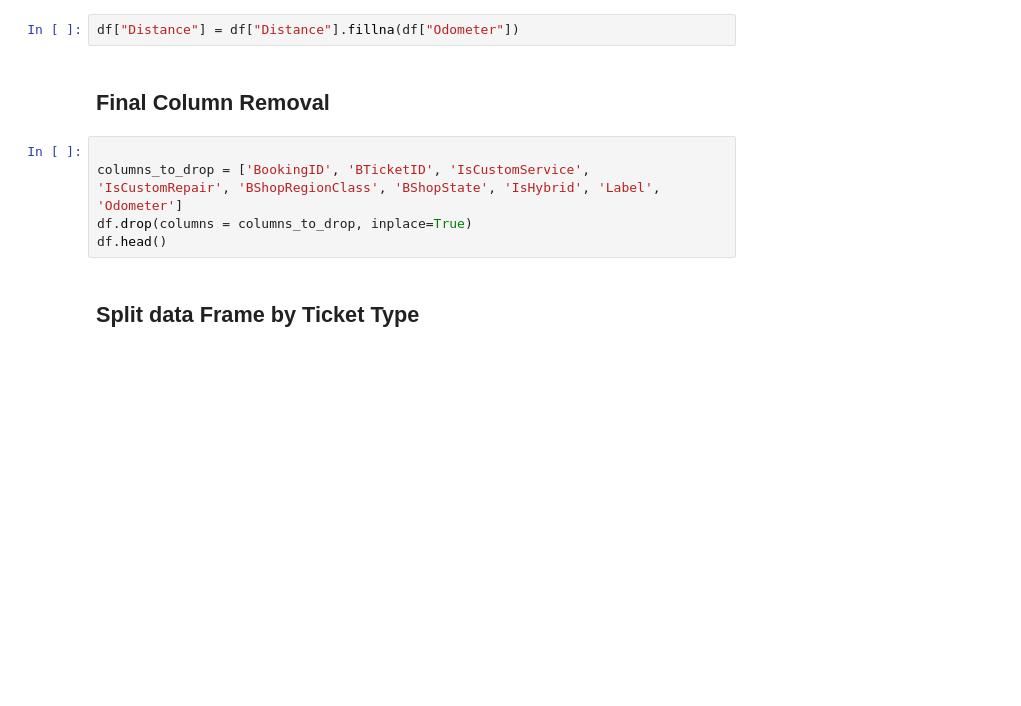
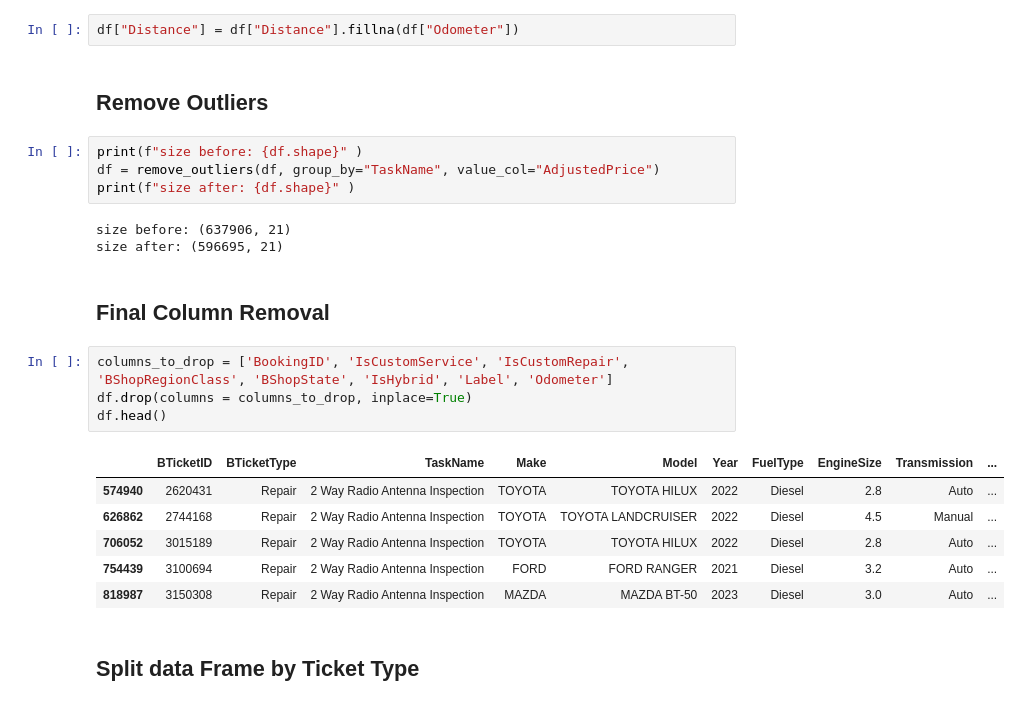
Before and after one commit to tdela12/CAPSTONE_T316, a Jupyter notebook: preprocessing/preprocessing_pipeline.ipynb, the cells around one changed output. Saved outputs shown, nothing was run; the diff lists cells and outputs as text; blank space fills up the shorter version.

```diff
--- a/preprocessing/preprocessing_pipeline.ipynb
+++ b/preprocessing/preprocessing_pipeline.ipynb
@@ -170,13 +216,28 @@ df = df[df['Label'] == 1];
 ## Fill in missing distances with odometer
 # %%
 df["Distance"] = df["Distance"].fillna(df["Odometer"])
+# %% [markdown]
+## Remove Outliers
+# %%
+print(f"size before: {df.shape}" )
+df = remove_outliers(df, group_by="TaskName", value_col="AdjustedPrice")
+print(f"size after: {df.shape}" )
+# %% [output]
+size before: (637906, 21)
+size after: (596695, 21)
 # %% [markdown]
 ## Final Column Removal
 # %%
-
-columns_to_drop = ['BookingID', 'BTicketID', 'IsCustomService', 'IsCustomRepair', 'BShopRegionClass', 'BShopState', 'IsHybrid', 'Label', 'Odometer']
+columns_to_drop = ['BookingID', 'IsCustomService', 'IsCustomRepair', 'BShopRegionClass', 'BShopState', 'IsHybrid', 'Label', 'Odometer']
 df.drop(columns = columns_to_drop, inplace=True)
 df.head()
+# %% [output]
+|  | BTicketID | BTicketType | TaskName | Make | Model | Year | FuelType | EngineSize | Transmission | ... |
+| 574940 | 2620431 | Repair | 2 Way Radio Antenna Inspection | TOYOTA | TOYOTA HILUX | 2022 | Diesel | 2.8 | Auto | ... |
+| 626862 | 2744168 | Repair | 2 Way Radio Antenna Inspection | TOYOTA | TOYOTA LANDCRUISER | 2022 | Diesel | 4.5 | Manual | ... |
+| 706052 | 3015189 | Repair | 2 Way Radio Antenna Inspection | TOYOTA | TOYOTA HILUX | 2022 | Diesel | 2.8 | Auto | ... |
+| 754439 | 3100694 | Repair | 2 Way Radio Antenna Inspection | FORD | FORD RANGER | 2021 | Diesel | 3.2 | Auto | ... |
+| 818987 | 3150308 | Repair | 2 Way Radio Antenna Inspection | MAZDA | MAZDA BT-50 | 2023 | Diesel | 3.0 | Auto | ... |
 # %% [markdown]
 ## Split data Frame by Ticket Type
 # %%
```
Also changed, not shown: parts of 12 cells of this notebook.
